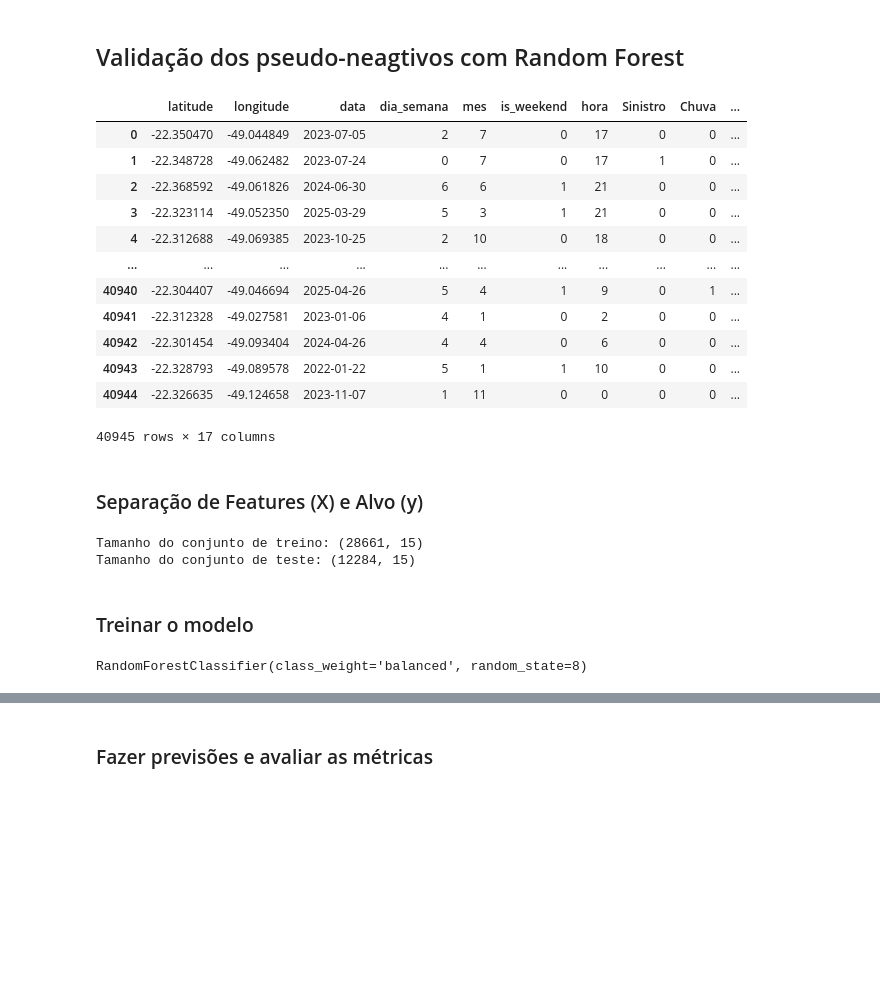
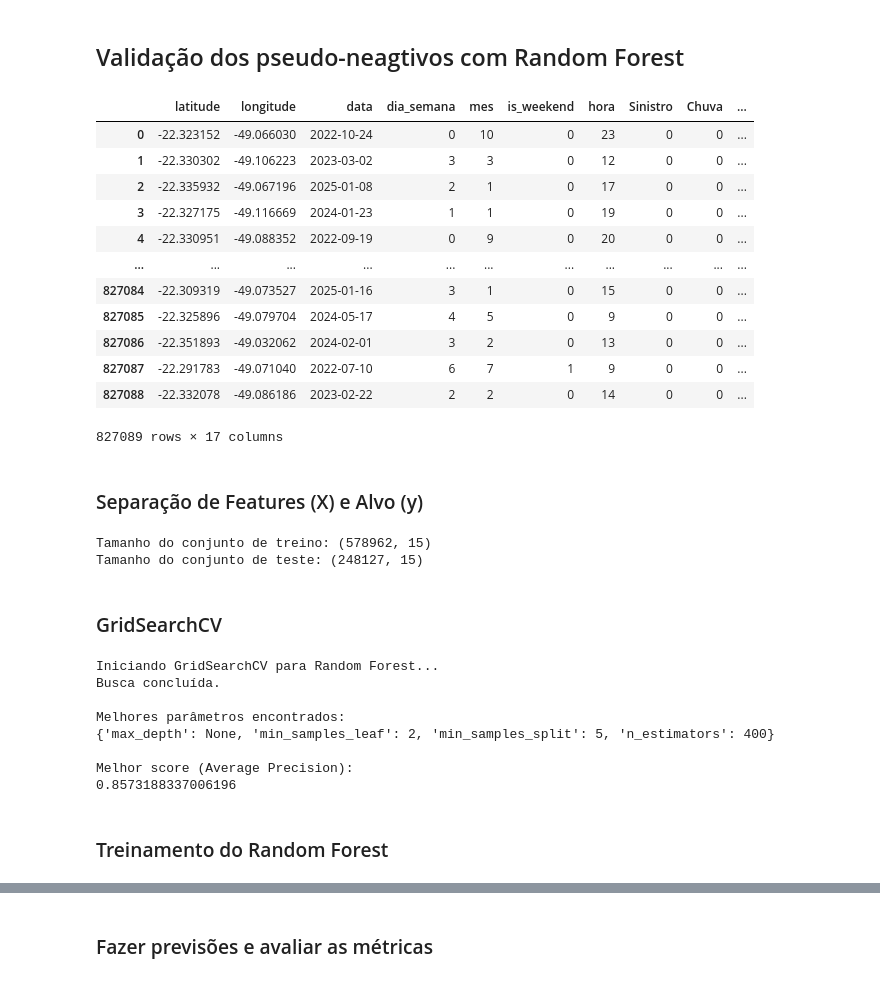
Before and after one commit to PedroSmithhh/TCC, a Jupyter notebook: random_forest.ipynb, the cells around one changed output, grey strips where cells are left out. Saved outputs shown, nothing was run; the diff lists cells and outputs as text; code cells hidden in the pictures; blank space fills up the shorter version.

```diff
--- a/random_forest.ipynb
+++ b/random_forest.ipynb
@@ -11,20 +12,20 @@ import matplotlib.pyplot as plt
 # %%
-df = pd.read_csv('dataset_final_para_modelo_1_4.csv', decimal=",")
+df = pd.read_csv('dataset_final_para_modelo_1_100.csv', decimal=",")
 df
 # %% [output]
 |  | latitude | longitude | data | dia_semana | mes | is_weekend | hora | Sinistro | Chuva | ... |
-| 0 | -22.350470 | -49.044849 | 2023-07-05 | 2 | 7 | 0 | 17 | 0 | 0 | ... |
-| 1 | -22.348728 | -49.062482 | 2023-07-24 | 0 | 7 | 0 | 17 | 1 | 0 | ... |
-| 2 | -22.368592 | -49.061826 | 2024-06-30 | 6 | 6 | 1 | 21 | 0 | 0 | ... |
-| 3 | -22.323114 | -49.052350 | 2025-03-29 | 5 | 3 | 1 | 21 | 0 | 0 | ... |
-| 4 | -22.312688 | -49.069385 | 2023-10-25 | 2 | 10 | 0 | 18 | 0 | 0 | ... |
+| 0 | -22.323152 | -49.066030 | 2022-10-24 | 0 | 10 | 0 | 23 | 0 | 0 | ... |
+| 1 | -22.330302 | -49.106223 | 2023-03-02 | 3 | 3 | 0 | 12 | 0 | 0 | ... |
+| 2 | -22.335932 | -49.067196 | 2025-01-08 | 2 | 1 | 0 | 17 | 0 | 0 | ... |
+| 3 | -22.327175 | -49.116669 | 2024-01-23 | 1 | 1 | 0 | 19 | 0 | 0 | ... |
+| 4 | -22.330951 | -49.088352 | 2022-09-19 | 0 | 9 | 0 | 20 | 0 | 0 | ... |
 | ... | ... | ... | ... | ... | ... | ... | ... | ... | ... | ... |
-| 40940 | -22.304407 | -49.046694 | 2025-04-26 | 5 | 4 | 1 | 9 | 0 | 1 | ... |
-| 40941 | -22.312328 | -49.027581 | 2023-01-06 | 4 | 1 | 0 | 2 | 0 | 0 | ... |
-| 40942 | -22.301454 | -49.093404 | 2024-04-26 | 4 | 4 | 0 | 6 | 0 | 0 | ... |
-| 40943 | -22.328793 | -49.089578 | 2022-01-22 | 5 | 1 | 1 | 10 | 0 | 0 | ... |
-| 40944 | -22.326635 | -49.124658 | 2023-11-07 | 1 | 11 | 0 | 0 | 0 | 0 | ... |
+| 827084 | -22.309319 | -49.073527 | 2025-01-16 | 3 | 1 | 0 | 15 | 0 | 0 | ... |
+| 827085 | -22.325896 | -49.079704 | 2024-05-17 | 4 | 5 | 0 | 9 | 0 | 0 | ... |
+| 827086 | -22.351893 | -49.032062 | 2024-02-01 | 3 | 2 | 0 | 13 | 0 | 0 | ... |
+| 827087 | -22.291783 | -49.071040 | 2022-07-10 | 6 | 7 | 1 | 9 | 0 | 0 | ... |
+| 827088 | -22.332078 | -49.086186 | 2023-02-22 | 2 | 2 | 0 | 14 | 0 | 0 | ... |
-40945 rows × 17 columns
+827089 rows × 17 columns
 # %% [markdown]
 ### Separação de Features (X) e Alvo (y)
 # %%
@@ -39,16 +40,48 @@ X_train, X_test, y_train, y_test = train_test_split(
 print(f"Tamanho do conjunto de treino: {X_train.shape}")
 print(f"Tamanho do conjunto de teste: {X_test.shape}")
 # %% [output]
-Tamanho do conjunto de treino: (28661, 15)
-Tamanho do conjunto de teste: (12284, 15)
+Tamanho do conjunto de treino: (578962, 15)
+Tamanho do conjunto de teste: (248127, 15)
 # %% [markdown]
-### Treinar o modelo
+### GridSearchCV
 # %%
-model = RandomForestClassifier(
+rf_base = RandomForestClassifier(
     random_state=8,
     class_weight='balanced',
-    )
+    n_jobs=-1,
+)
 
-model.fit(X_train, y_train)
+param_grid_rf = {
+    'n_estimators': [200, 300, 400],
+    'max_depth': [10, 20, None], # Profundidade (None = até o fim)
+    'min_samples_leaf': [2, 4, 6],
+    'min_samples_split': [5, 10, 15]
+}
+
+grid_search_rf = GridSearchCV(
+    estimator=rf_base,
+    param_grid=param_grid_rf,
+    scoring='average_precision', # Otimiza para PR-AUC
+    cv=3,
+    verbose=0
+)
+
+print("Iniciando GridSearchCV para Random Forest...")
+grid_search_rf.fit(X_train, y_train)
+
+print("Busca concluída.")
+print("\nMelhores parâmetros encontrados:")
+print(grid_search_rf.best_params_)
+print("\nMelhor score (Average Precision):")
+print(grid_search_rf.best_score_)
 # %% [output]
-RandomForestClassifier(class_weight='balanced', random_state=8)
+Iniciando GridSearchCV para Random Forest...
+Busca concluída.
+
+Melhores parâmetros encontrados:
+{'max_depth': None, 'min_samples_leaf': 2, 'min_samples_split': 5, 'n_estimators': 400}
+
+Melhor score (Average Precision):
+0.8573188337006196
+# %% [markdown]
+### Treinamento do Random Forest
```
Also changed, not shown: parts of 6 cells of this notebook, 3 other files.
